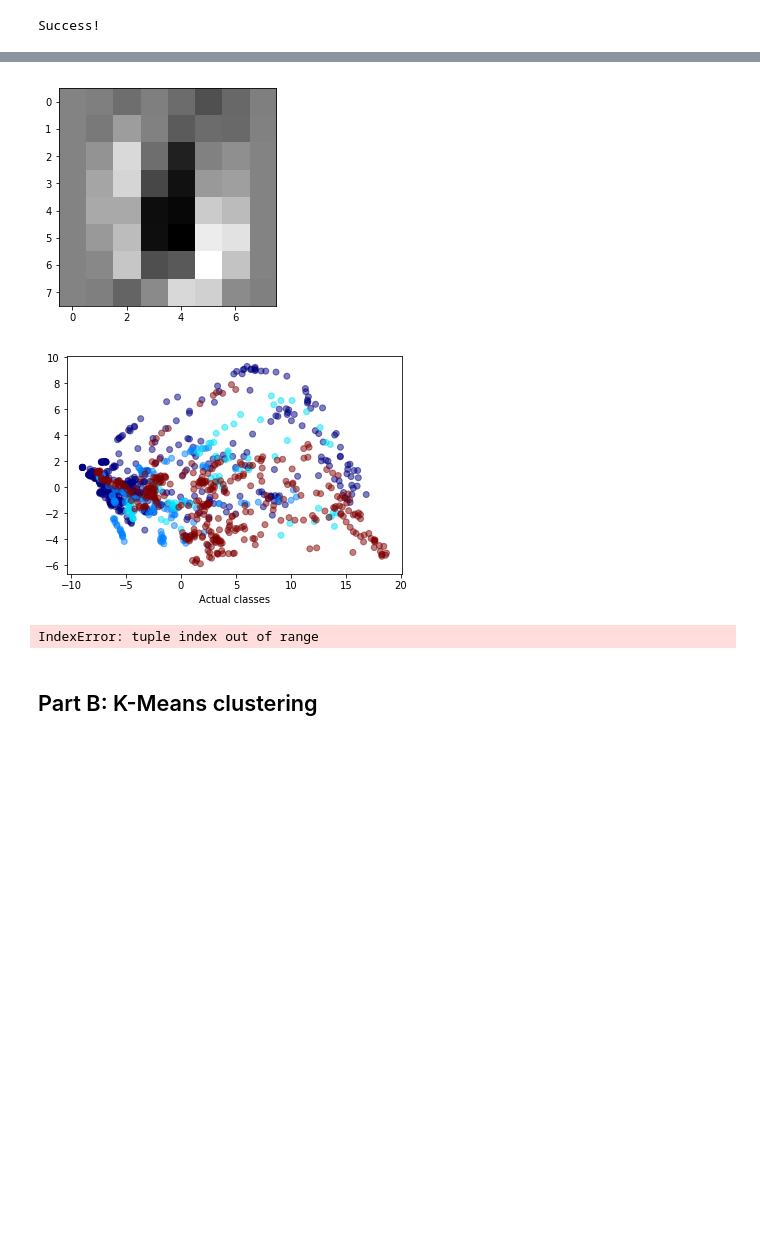
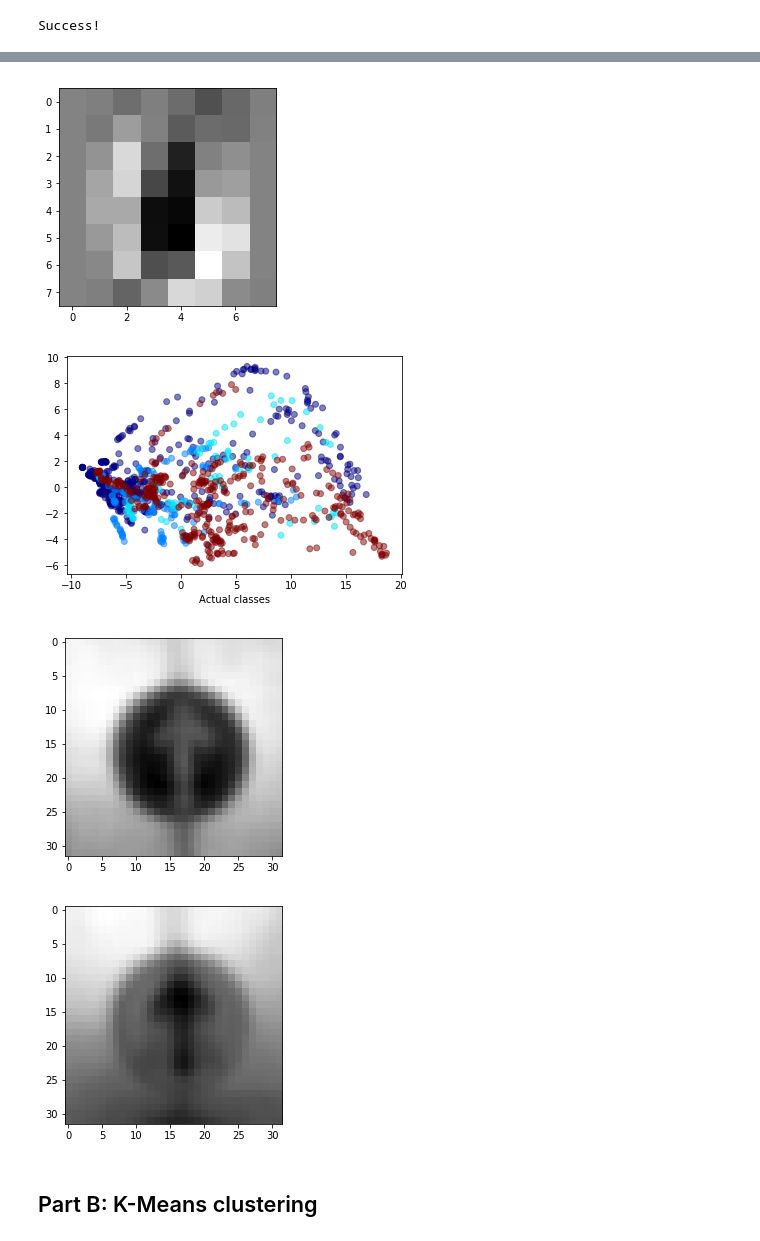
Before and after one commit to hlynurd/unsupervised-vizdoom, a Jupyter notebook: old_notebooks/trafficsign_gtest.ipynb, the cells around one changed output, grey strips where cells are left out. Drawn from its saved outputs; the diff is of its cells as text; code cells hidden in the pictures; blank space fills up the shorter version.

```diff
--- a/old_notebooks/trafficsign_gtest.ipynb
+++ b/old_notebooks/trafficsign_gtest.ipynb
@@ -90,31 +90,32 @@ clusters = len(np.unique(Y))
 # %%
 # Viz with 2 pca components
 pca = PCA(n_components=2)
 pca_features = pca.fit_transform(XX)
 # pca_features = > function from assignment 2 <
 plt.xlabel('Actual classes')
 plt.scatter(pca_features[:,0], pca_features[:,1], c=YY, alpha=0.5, cmap="jet")
 plt.show()
 for i in range(2):
     comp_image = np.reshape(pca.components_[i], (8,8))
     plt.imshow(comp_image, cmap="gray")
     plt.show()
 pca = PCA(n_components=2)
 pca_features = pca.fit_transform(X)
 # pca_features = > function from assignment 2 <
 plt.xlabel('Actual classes')
 plt.scatter(pca_features[:,0], pca_features[:,1], c=Y, alpha=0.5, cmap="jet")
 plt.show()
 for i in range(2):
-    comp_image = np.reshape(pca.components_[i], (X.shape[1], X.shape[2]))
+    comp_image = np.reshape(pca.components_[i], (int(np.sqrt(X.shape[1])), int(np.sqrt(X.shape[1]))))
     plt.imshow(comp_image, cmap="gray")
     plt.show()
 # %% [output]
 [figure]
 [figure]
 [figure]
 [figure]
-IndexError: tuple index out of range
+[figure, added]
+[figure, added]
 # %% [markdown]
 ## Part B: K-Means clustering
 # %%
```
Also changed, not shown: parts of 2 cells of this notebook.
